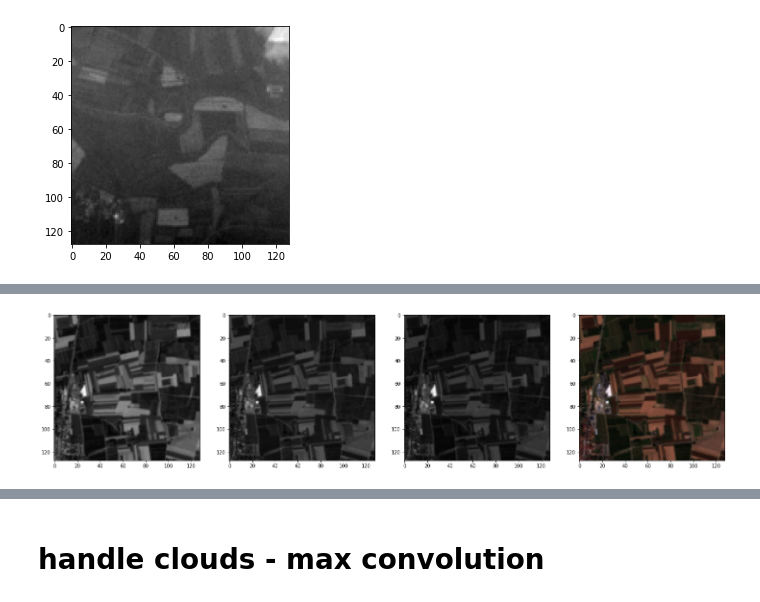
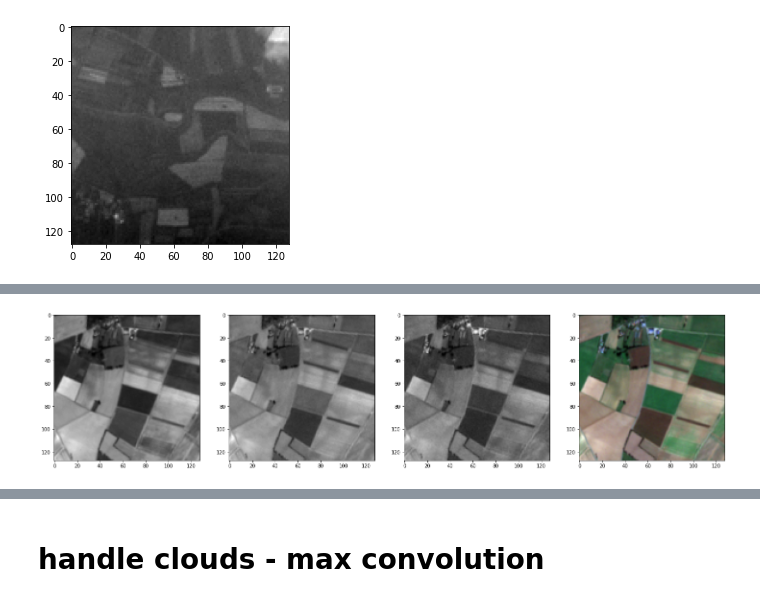
Before and after one commit to lokeshkbathina/Segmantic-Segmentation-of-Agricultural-Parcels, a Jupyter notebook: Data.ipynb, the cells around one changed output, grey strips where cells are left out. Saved outputs shown, nothing was run; the diff lists cells and outputs as text; code cells hidden in the pictures.

```diff
--- a/Data.ipynb
+++ b/Data.ipynb
@@ -37,3 +37,21 @@ def scale0to1(band):
     bandF = band.astype(np.float32)
     bandFSc = (bandF - np.min(bandF)) / (np.max(bandF) - np.min(bandF))
     return bandFSc
+# %%
+def RGBformat(band_path, acq):
+    temp = np.load(band_path)
+    rgb = np.stack([scale0to1(temp[acq][2]), scale0to1(temp[acq][1]), scale0to1(temp[acq][0])], axis=-1)
+    return rgb
+# %%
+# sample visualization of R, G, B bands and RGB
+rgb = RGBformat("D:\PASTIS\S2\DATA_S2\S2_40100.npy", 0)
+temp = np.load("D:\PASTIS\S2\DATA_S2\S2_40100.npy")
+tmp = [temp[0][2], temp[0][1], temp[0][0], rgb]
+
+plt.figure(figsize=(25, 10))
+for i in range(len(tmp)):
+    plt.subplot(1, 4, i+1)
+    if i < 3:
+        plt.imshow(tmp[i], cmap='gray')
+    else:
+        plt.imshow(tmp[i])
@@ -40,15 +60,15 @@ def scale0to1(band):
 # %%
 # sample visualization of R, G, B bands and RGB
-temp = np.load("D:\PASTIS\S2\DATA_S2\S2_40100.npy")
-rgb = np.stack([scale0to1(temp[0][2]), scale0to1(temp[0][1]), scale0to1(temp[0][0])], axis=-1)
-tmp = [temp[0][2], temp[0][1], temp[0][0], rgb]
+temp = np.load("D:\PASTIS\S2\DATA_S2\S2_10059.npy")
+rgb = np.stack([scale0to1(temp[1][2]), scale0to1(temp[1][1]), scale0to1(temp[1][0])], axis=-1)
+tmp = [temp[1][2], temp[1][1], temp[1][0], rgb]
 
 plt.figure(figsize=(25, 10))
 for i in range(len(tmp)):
     plt.subplot(1, 4, i+1)
     if i < 3:
         plt.imshow(tmp[i], cmap='gray')
     else:
         plt.imshow(tmp[i])
 # %% [output]
-[figure, old version]
+[figure, new version]
```
Also changed, not shown: parts of 13 cells of this notebook, 2 other files.
